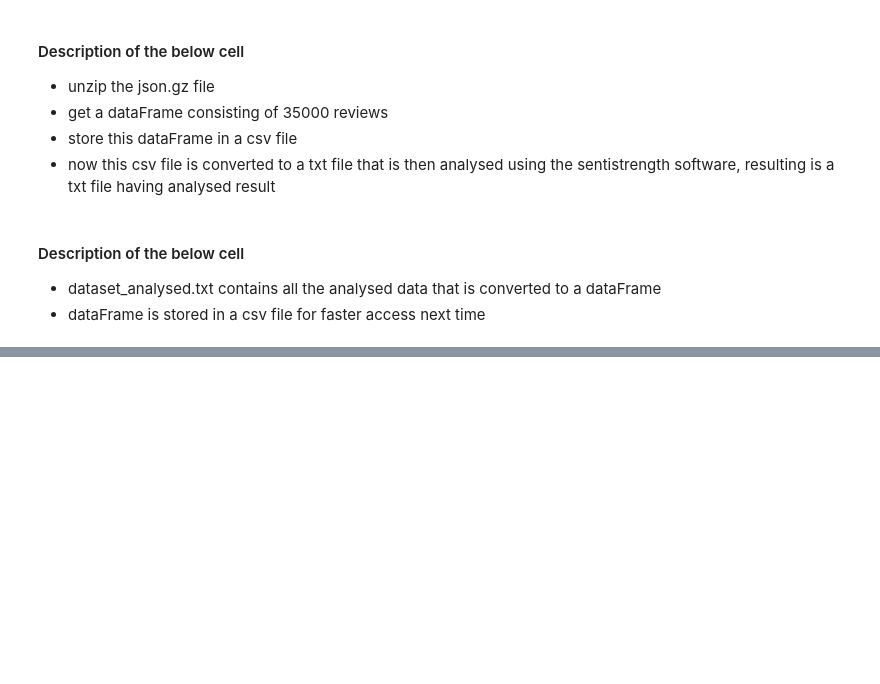
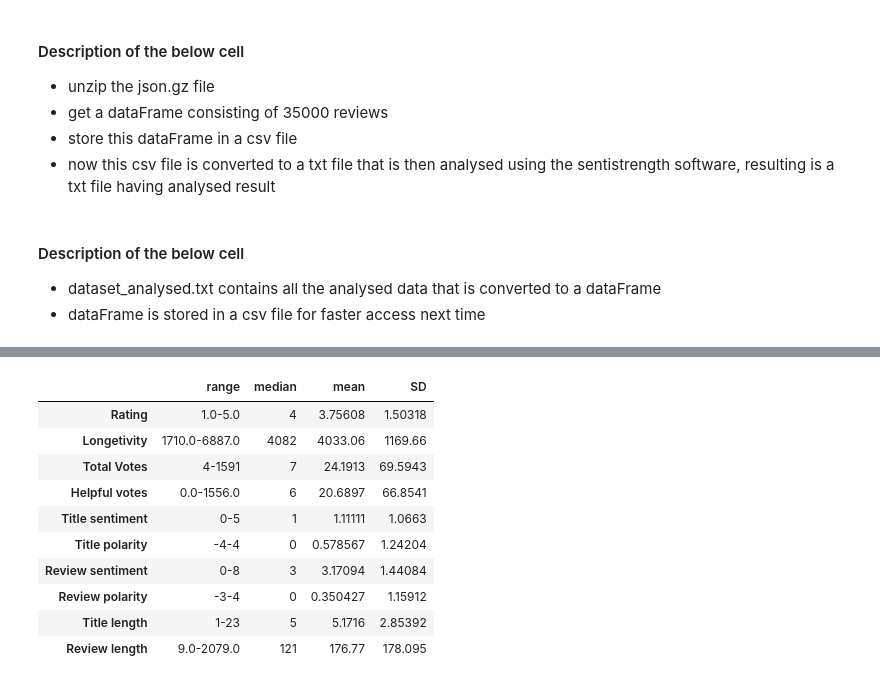
Before and after one commit to dhvanilp/Decision-Support-System, a Jupyter notebook: code.ipynb, the cells around one changed output, grey strips where cells are left out. Cells and saved outputs as stored; diff of their text form; code cells hidden in the pictures; blank space fills up the shorter version.

```diff
--- a/code.ipynb
+++ b/code.ipynb
@@ -116,0 +197,15 @@ data
+# %%
+data
+table1Df
+# %% [output]
+|  | range | median | mean | SD |
+| Rating | 1.0-5.0 | 4 | 3.75608 | 1.50318 |
+| Longetivity | 1710.0-6887.0 | 4082 | 4033.06 | 1169.66 |
+| Total Votes | 4-1591 | 7 | 24.1913 | 69.5943 |
+| Helpful votes | 0.0-1556.0 | 6 | 20.6897 | 66.8541 |
+| Title sentiment | 0-5 | 1 | 1.11111 | 1.0663 |
+| Title polarity | -4-4 | 0 | 0.578567 | 1.24204 |
+| Review sentiment | 0-8 | 3 | 3.17094 | 1.44084 |
+| Review polarity | -3-4 | 0 | 0.350427 | 1.15912 |
+| Title length | 1-23 | 5 | 5.1716 | 2.85392 |
+| Review length | 9.0-2079.0 | 121 | 176.77 | 178.095 |
```
Also changed, not shown: parts of 13 cells of this notebook, 5 other files.
